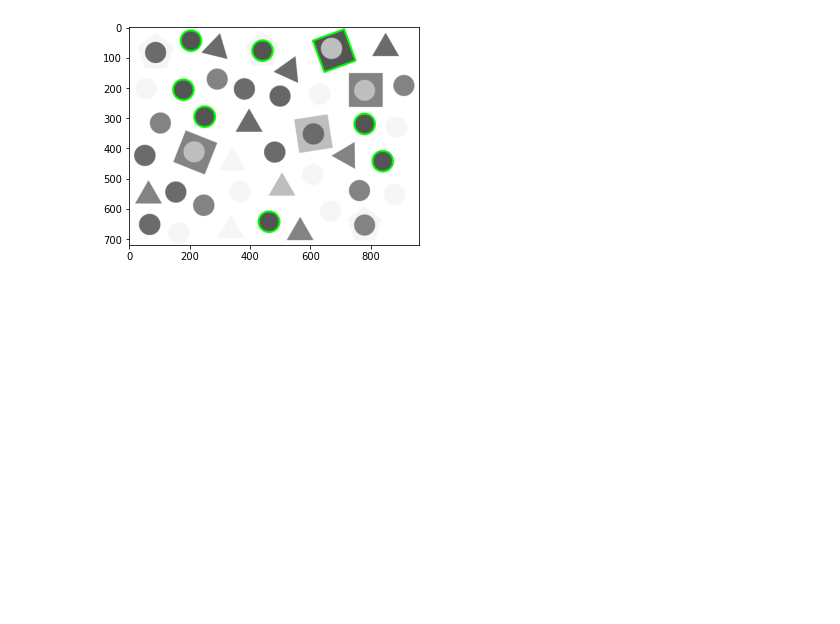
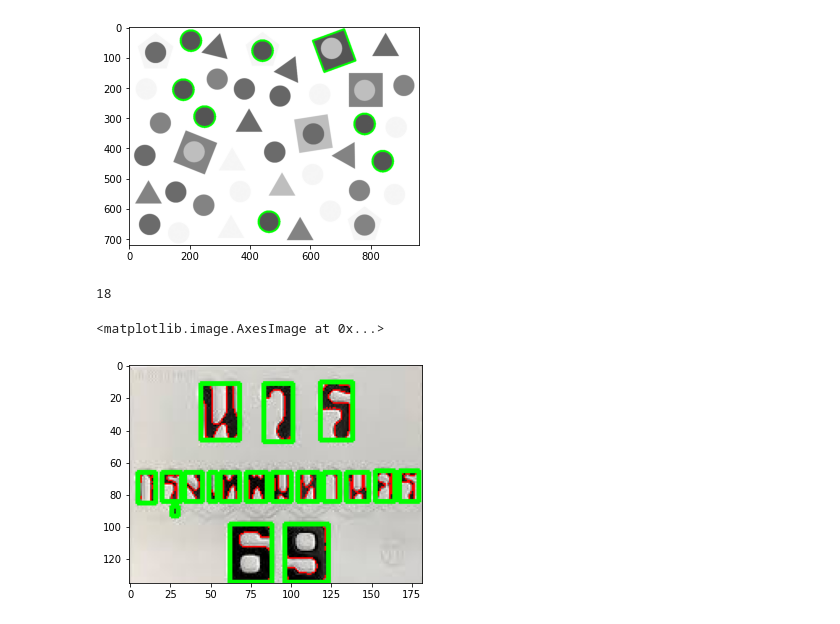
Before and after one commit to JoeyThirawat/RAI2.2, a Jupyter notebook: Wk07_CV_03Mar22.ipynb, the cells around one changed output. Drawn from its saved outputs; the diff is of its cells as text; code cells hidden in the pictures; blank space fills up the shorter version.

Commit message:
add in class quiz

```diff
--- a/Wk07_CV_03Mar22.ipynb
+++ b/Wk07_CV_03Mar22.ipynb
@@ -86,3 +86,27 @@ plt.imshow(img2)
 8
 <matplotlib.image.AxesImage at 0x...>
 [figure]
+# %%
+# Quiz
+# 63011357
+url = '/content/drive/MyDrive/dataset/69.jpg'
+img = cv2.imread(url)
+img = img[45:180, 21:203]
+plt.imshow(img, cmap= 'gray')
+gray = cv2.cvtColor(img, cv2.COLOR_BGR2GRAY)
+rgb = cv2.cvtColor(img, cv2.COLOR_BGR2RGB)
+ret, bw = cv2.threshold(gray, 90, 255, cv2.THRESH_BINARY_INV)
+
+img2 = rgb.copy ()
+contour, hira = cv2.findContours (bw, cv2.RETR_EXTERNAL, cv2.CHAIN_APPROX_NONE)
+print(len(contour))
+for i in range(len(contour)):
+  cv2.drawContours (img2, contour, i, (255,0,0), thickness = 1)
+  cnt = contour[i]
+  x,y,w,h = cv2.boundingRect(cnt)
+  cv2.rectangle(img2, (x,y), (x+w, y+h), (0,255,0), 2)
+plt.imshow(img2)
+# %% [output]
+18
+<matplotlib.image.AxesImage at 0x...>
+[figure, added]
```
